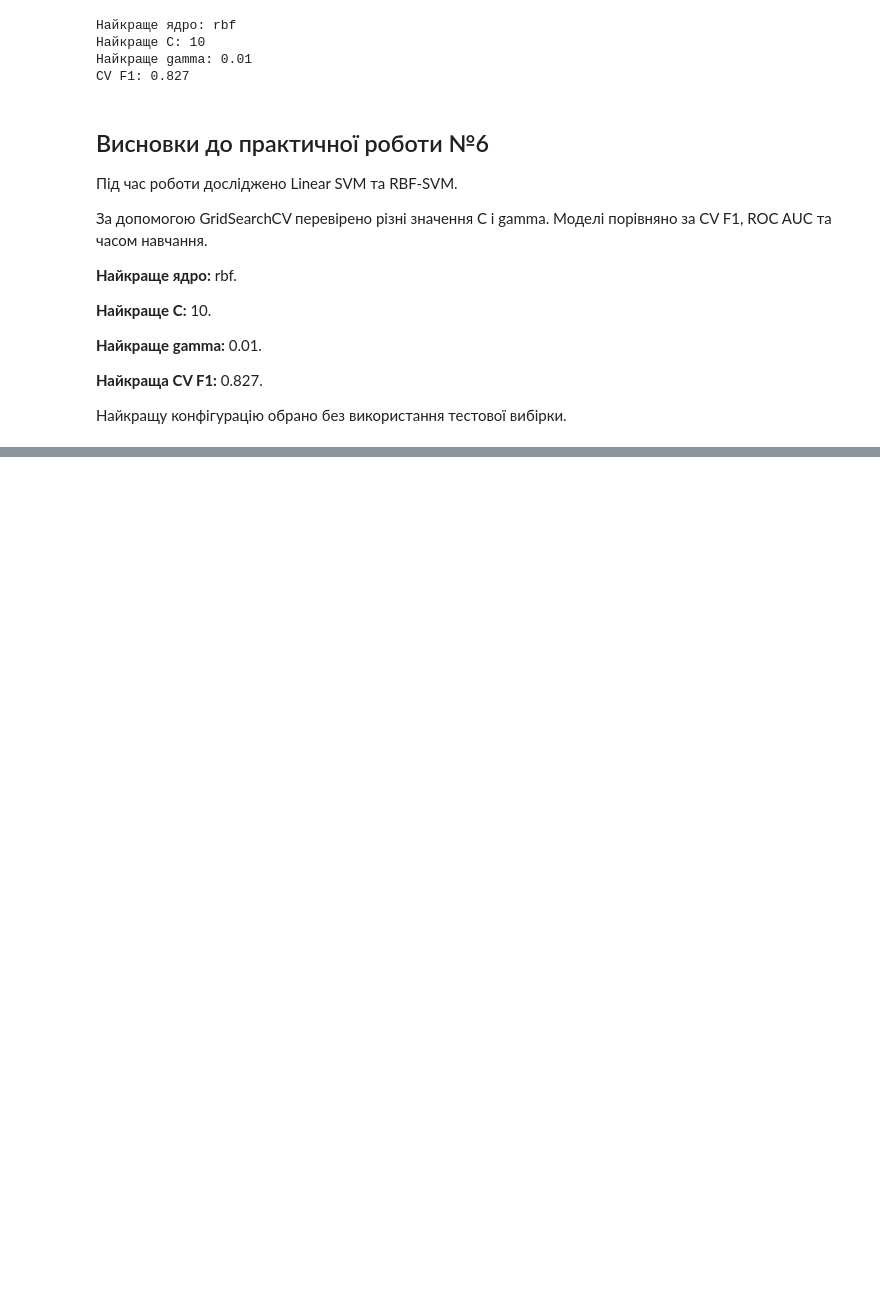
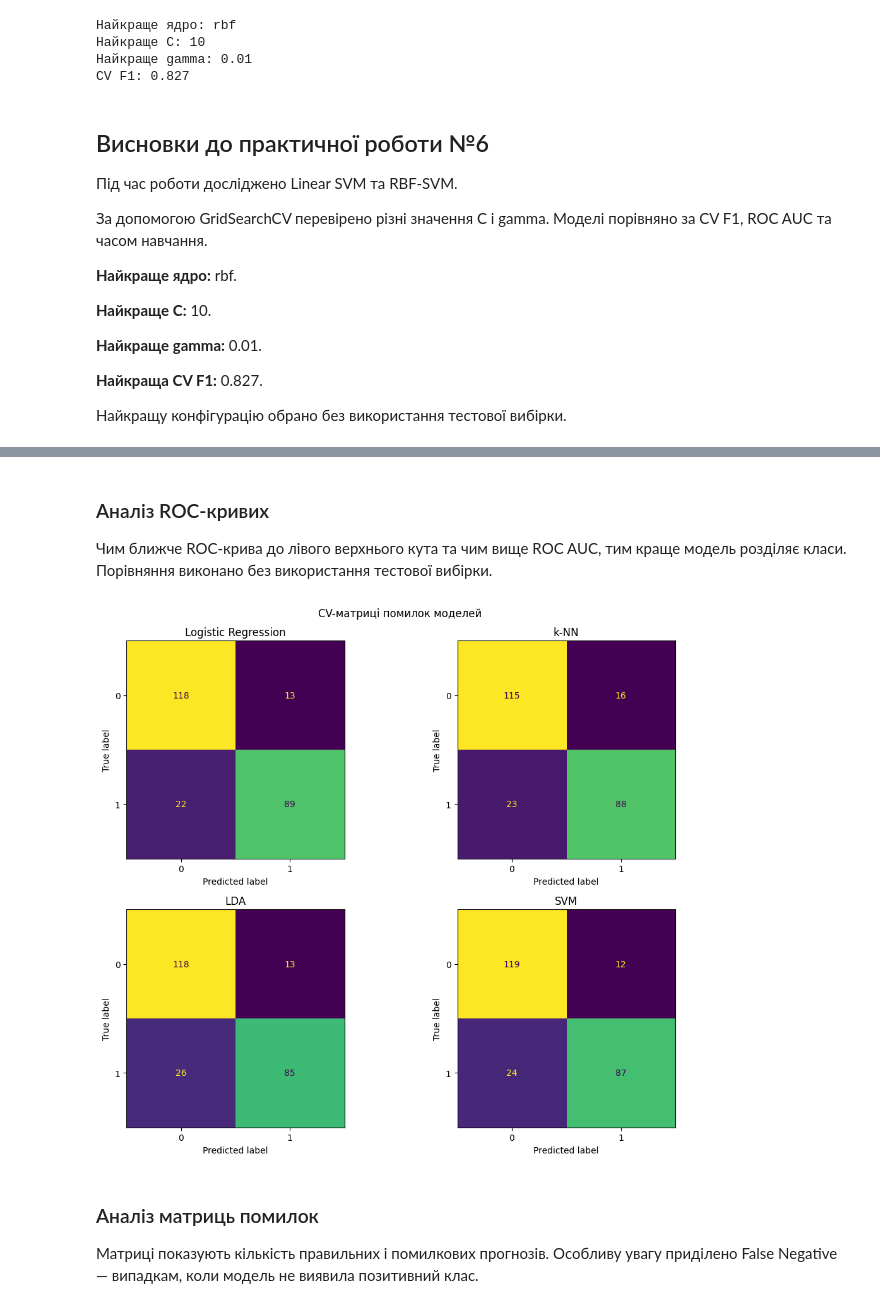
Before and after one commit to dimonkOHYRY111/pattern-recognition-practice, a Jupyter notebook: classification-mini-project/notebooks/PR04_Kochura_Dmytro.ipynb, the cells around one changed output, grey strips where cells are left out. Saved outputs shown, nothing was run; the diff lists cells and outputs as text; code cells hidden in the pictures; blank space fills up the shorter version.

```diff
--- a/classification-mini-project/notebooks/PR04_Kochura_Dmytro.ipynb
+++ b/classification-mini-project/notebooks/PR04_Kochura_Dmytro.ipynb
@@ -1288,0 +1509,42 @@ CV F1: 0.827
+# %% [markdown]
+### Аналіз ROC-кривих
+
+Чим ближче ROC-крива до лівого верхнього кута та чим вище ROC AUC, тим краще модель розділяє класи. Порівняння виконано без використання тестової вибірки.
+# %%
+
+models_to_show = [
+    "Logistic Regression",
+    "k-NN",
+    best_prob_name,
+    "SVM"
+]
+
+fig, axes = plt.subplots(2, 2, figsize=(11, 9))
+
+for ax, name in zip(axes.flat, models_to_show):
+
+    cm = confusion_matrix(
+        y_train,
+        oof_predictions[name],
+        labels=[0, 1]
+    )
+
+    ConfusionMatrixDisplay(
+        confusion_matrix=cm,
+        display_labels=[0, 1]
+    ).plot(
+        ax=ax,
+        colorbar=False
+    )
+
+    ax.set_title(name)
+
+plt.suptitle("CV-матриці помилок моделей")
+plt.tight_layout()
+plt.show()
+# %% [output]
+[figure, added]
+# %% [markdown]
+### Аналіз матриць помилок
+
+Матриці показують кількість правильних і помилкових прогнозів. Особливу увагу приділено False Negative — випадкам, коли модель не виявила позитивний клас.
```
Also changed, not shown: parts of 23 cells of this notebook.
